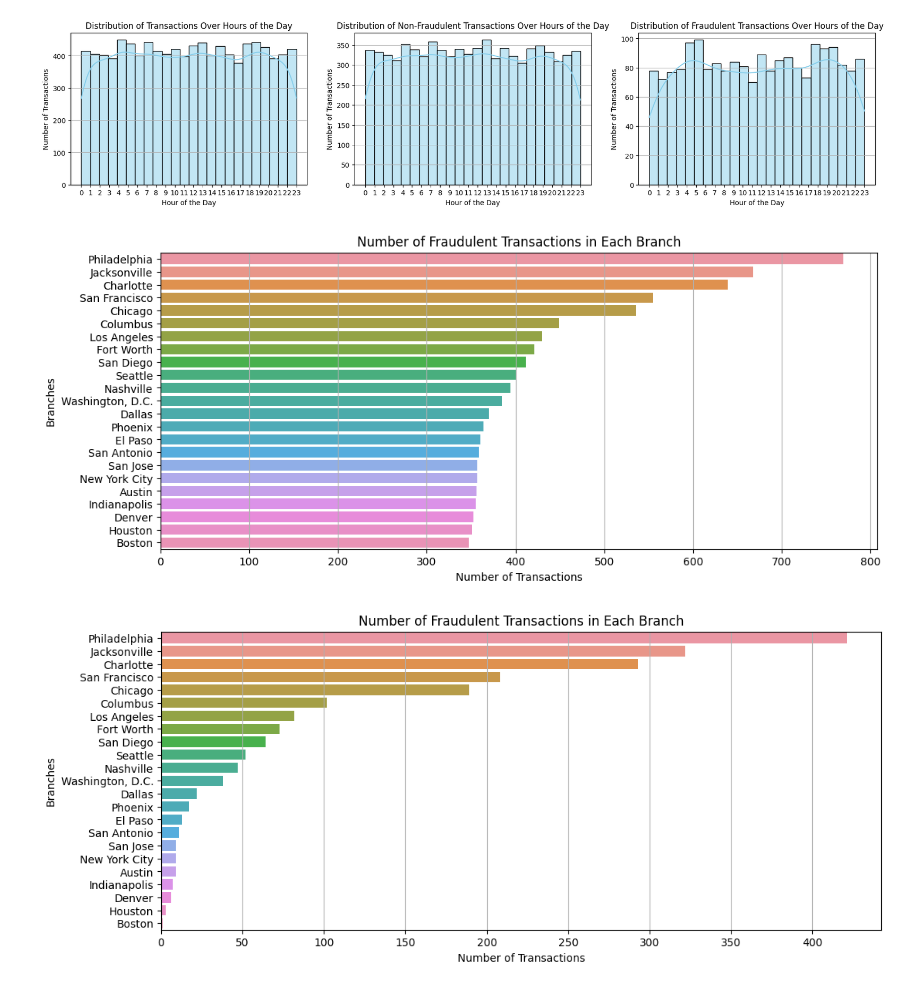
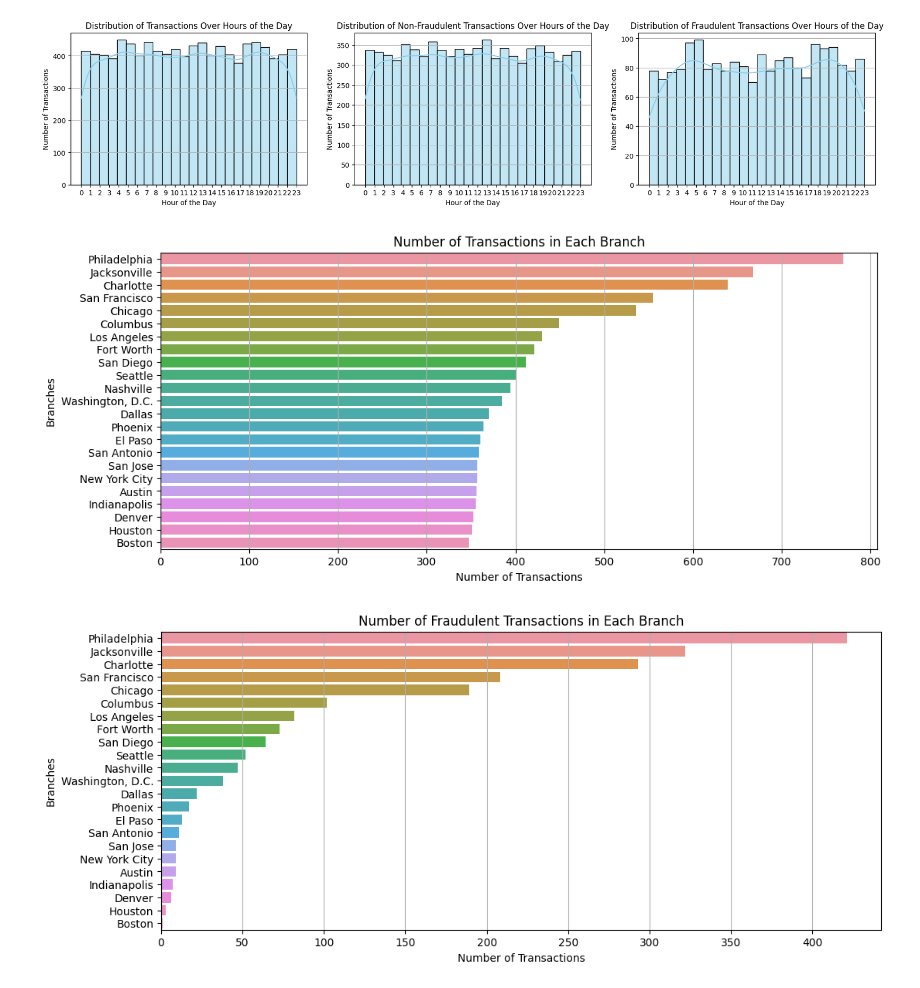
Before and after one commit to Shrutisd1003/XAI-for-Financial-Fraud-Detection, a Jupyter notebook: Model building/EDA.ipynb, the cells around one changed output. Drawn from its saved outputs; the diff is of its cells as text; code cells hidden in the pictures.

```diff
--- a/Model building/EDA.ipynb
+++ b/Model building/EDA.ipynb
@@ -206,14 +206,14 @@ plt.show()
 # %%
 plt.figure(figsize=(12, 5))
 ax = sns.countplot(data=df, y='Branch', orient='horizontal', order=df['Branch'].value_counts().index)
 plt.xlabel('Number of Transactions')
 plt.ylabel('Branches')
-plt.title('Number of Fraudulent Transactions in Each Branch')
+plt.title('Number of Transactions in Each Branch')
 plt.grid(axis='x')
 
 plt.show()
 # %% [output]
-[figure, old version]
+[figure, new version]
 # %%
 plt.figure(figsize=(12, 5))
 ax = sns.countplot(data=df[df["isFraud"] == 1], y='Branch', orient='horizontal', order=df['Branch'].value_counts().index)
```
Also changed, not shown: 3 other files.
